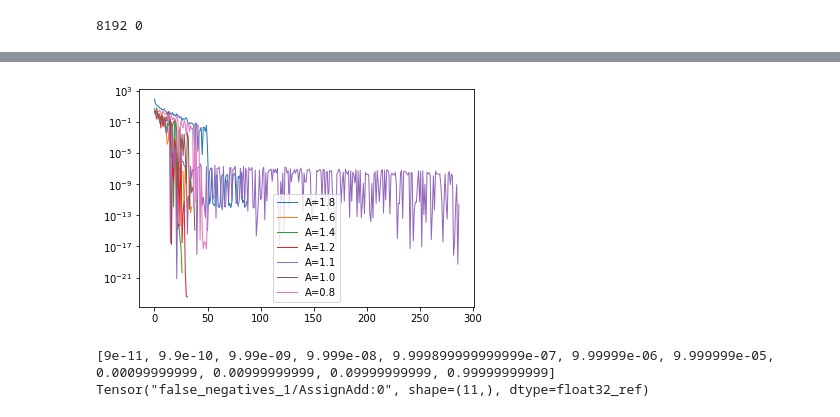
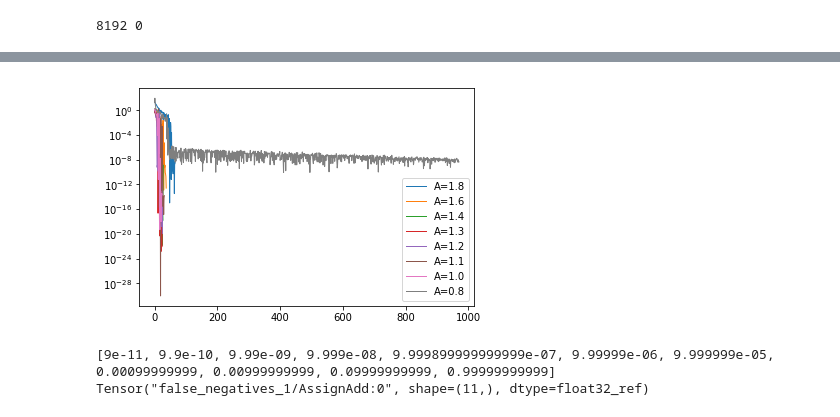
Before and after one commit to chunyulin/gwda, a Jupyter notebook: GWDA_detectNet.ipynb, the cells around one changed output, grey strips where cells are left out. Cells and saved outputs as stored; diff of their text form; code cells hidden in the pictures.

```diff
--- a/GWDA_detectNet.ipynb
+++ b/GWDA_detectNet.ipynb
@@ -235,13 +235,14 @@ tf.reset_default_graph()
 DIM   = RATE
 LRATE = 5e-5   ##-4
 keep_prob = tf.placeholder(tf.float32)   ##  for dropout, not used.
+lrate     = tf.placeholder(tf.float32)
 #bs        = tf.placeholder(tf.int64)     ##  use dynamics batch_size to account for train/test stage both
 
 x = tf.placeholder(tf.float32, [None,DIM])
 y = tf.placeholder(tf.float32, [None,1])
 
-logits = model(x, keep_prob, DIM)
-#logits = model_hi(features, keep_prob, DIM)
+#logits = model(x, keep_prob, DIM)
+logits = model_hi(features, keep_prob, DIM)
 
 # Compute predictions
 #with tf.name_scope('eval'):
@@ -332,7 +333,7 @@ if 1:
 Local var size: 64.000 Bytes | Var # : 8
 # %%
 BATCH = 256
-EPOCHS = 10000
+EPOCHS = 5000
 MONITOR = 10
 
 PATIENCE = 4
@@ -355,7 +356,7 @@ TRAIN_A =   [2.0,1.6,1.4, 1.2, 1.1, 1.0, 0.9, 0.8, 0.75, 0.7, 0.65, 0.6, 0.55, 0
 #TEST_LIST = [1.5, 1.4, 1.3, 1.2,1.1,1.0,0.9,0.8,0.7]
 #TRAIN_A =   [1.4,1.2,1.0,0.8]
 
-TRAIN_A =   [1.8, 1.6, 1.4, 1.2, 1.3, 1.1, 1.0, 0.8]
+TRAIN_A =   [1.8, 1.6, 1.4, 1.3, 1.2, 1.1, 1.0, 0.8]
 
 
 with tf.Session() as sess:
@@ -363,6 +364,9 @@ with tf.Session() as sess:
     sess.run(tf.global_variables_initializer())   ### init w, bias to gaussian noise
     merged = tf.summary.merge_all()   ## call merged to do every summary
     saver = tf.train.Saver(max_to_keep=50)
+
+    #load_path = saver.restore(sess, "%s/model_%4.2f.ckpt" % (ROOT_FOLDER, 1.0 ) )
+
 
     fig0 = plt.figure() ## plt loss
 
@@ -392,6 +396,8 @@ with tf.Session() as sess:
         for e in range(EPOCHS):
             Xt, Xv, Yt, Yv = train_test_split(X, Y, test_size=0.25, shuffle=True, random_state=None)
             #Xt, _, Yt, _ = train_test_split(X, Y, test_size=0.01, shuffle=True, random_state=None)
+            if (e%20==19):
+                LRATE = LRATE*0.9
 
             STEPS   = int(len(Xt) / BATCH)
             for i in range(STEPS):
@@ -400,7 +406,7 @@ with tf.Session() as sess:
 
                 #_, loss = sess.run( [optimizer, loss_op], feed_dict={ x:xbatch, y:ybatch }   )
                 #if (i%10==0): print('    Loss: %f', loss)
-                _ = sess.run( [optimizer], feed_dict={ x:xbatch, y:ybatch }   )
+                _ = sess.run( [optimizer], feed_dict={ x:xbatch, y:ybatch, lrate:LRATE }   )
 
                 #_, summary = sess.run( [optimizer, merged], feed_dict={ x:xbatch, y:ybatch }   )
                 #train_writer.add_summary(summary, global_step=e)
@@ -451,4 +457,4 @@ Model saved at /tmp/tf_tmp/model_0.80.ckpt
-[figure, old version]
+[figure, new version]
 # %%
 ####
 ####  Just for testing
```
Also changed, not shown: parts of 10 cells of this notebook.
